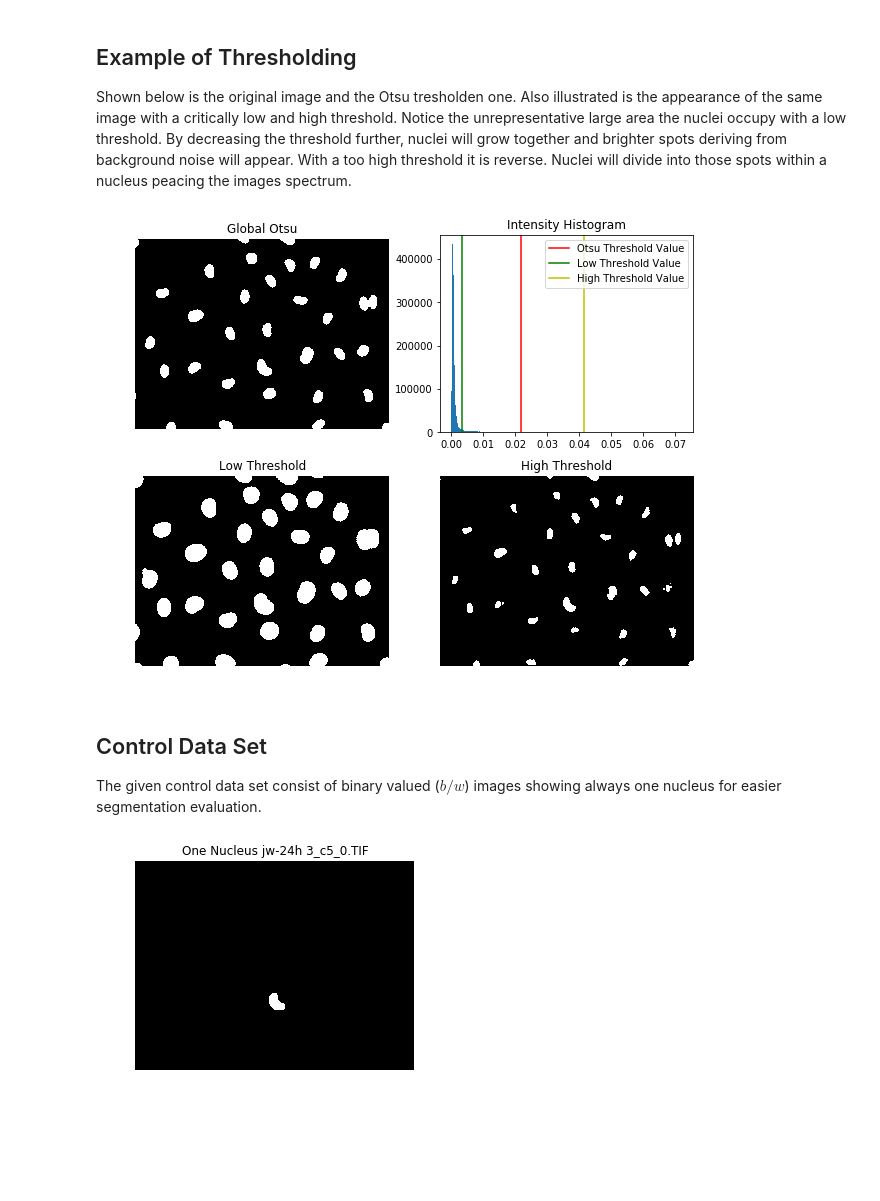
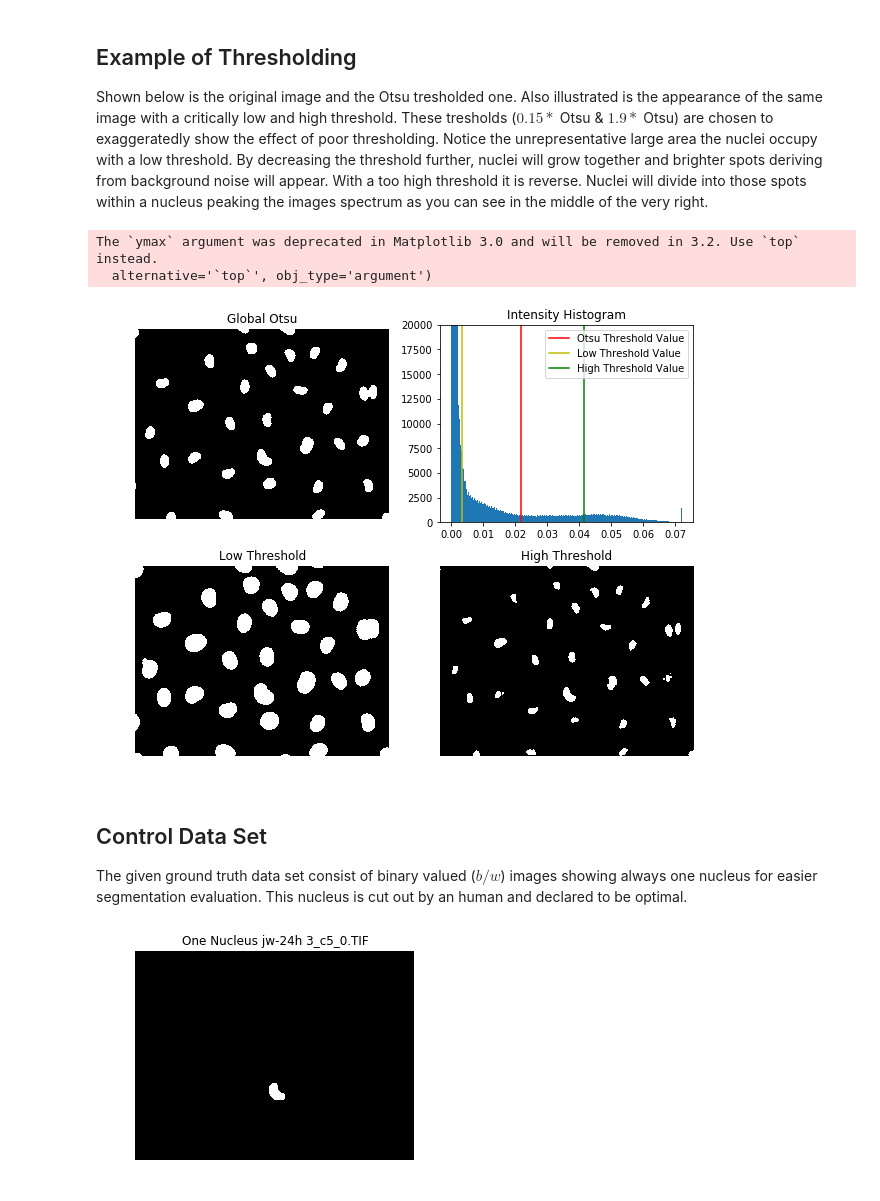
Before and after one commit to datascience-mobi/project-03-group-03, a Jupyter notebook: otsu_report.ipynb, the cells around one changed output. Drawn from its saved outputs; the diff is of its cells as text; code cells hidden in the pictures; blank space fills up the shorter version.

```diff
--- a/otsu_report.ipynb
+++ b/otsu_report.ipynb
@@ -51,48 +61,52 @@ plt.show()
 # %% [markdown]
 ## Example of Thresholding
-Shown below is the original image and the Otsu tresholden one. Also illustrated is the appearance of the same image with
-a critically low and high threshold. Notice the unrepresentative large area the nuclei occupy with a low threshold. By
+Shown below is the original image and the Otsu tresholded one. Also illustrated is the appearance of the same image with
+a critically low and high threshold. These tresholds ($0.15*$ Otsu & $1.9*$ Otsu) are chosen to  exaggeratedly show the
+effect of poor thresholding. Notice the unrepresentative large area the nuclei occupy with a low threshold. By
 decreasing the threshold further, nuclei will grow together and brighter spots deriving from background noise will
-appear. With a too high threshold it is reverse. Nuclei will divide into those spots within a nucleus peacing the images
-spectrum.
+appear. With a too high threshold it is reverse. Nuclei will divide into those spots within a nucleus peaking the images
+spectrum as you can see in the middle of the very right.
 # %%
 import skimage.filters
 
 thresh_value = skimage.filters.threshold_otsu(original_image)
 binary_otsu = original_image > thresh_value
 
 binary_low = original_image > thresh_value*0.15
 binary_high = original_image > thresh_value*1.9
 
 figure_thresholds, axes = plt.subplots(2, 2, figsize=(10, 8))
 
 axes[0][0].imshow(binary_otsu, cmap=plt.cm.gray)
 axes[0][0].set_title('Global Otsu')
 axes[0][0].axis('off')
 
 axes[0][1].hist(original_image.ravel(), bins=256)
+axes[0][1].set_ylim(ymax=20000)
 axes[0][1].set_title('Intensity Histogram')
 axes[0][1].axvline(thresh_value, color='r', label='Otsu Threshold Value')
-axes[0][1].axvline(thresh_value*0.15, color='g', label='Low Threshold Value')
-axes[0][1].axvline(thresh_value*1.9, color='y', label='High Threshold Value')
+axes[0][1].axvline(thresh_value*0.15, color='y', label='Low Threshold Value')
+axes[0][1].axvline(thresh_value*1.9, color='g', label='High Threshold Value')
 axes[0][1].legend()
 
 axes[1][0].imshow(binary_low, cmap=plt.cm.gray)
 axes[1][0].set_title('Low Threshold')
 axes[1][0].axis('off')
 
 axes[1][1].imshow(binary_high, cmap=plt.cm.gray)
 axes[1][1].set_title('High Threshold')
 axes[1][1].axis('off')
 
 plt.show()
 # %% [output]
+The `ymax` argument was deprecated in Matplotlib 3.0 and will be removed in 3.2. Use `top` instead.
+  alternative='`top`', obj_type='argument')
-[figure, old version]
+[figure, new version]
 # %% [markdown]
 
 ## Control Data Set
-The given control data set consist of binary valued ($b/w$) images showing always one nucleus for easier segmentation
-evaluation.
+The given ground truth data set consist of binary valued ($b/w$) images showing always one nucleus for easier segmentation
+evaluation. This nucleus is cut out by an human and declared to be optimal.
 # %%
 control = 'BBBC020_v1_outlines_nuclei.zip'
 im.create_unzipped_files_if_there_are_no(control, 'all controls')
```
Also changed, not shown: parts of 26 cells of this notebook, 3 other files.
